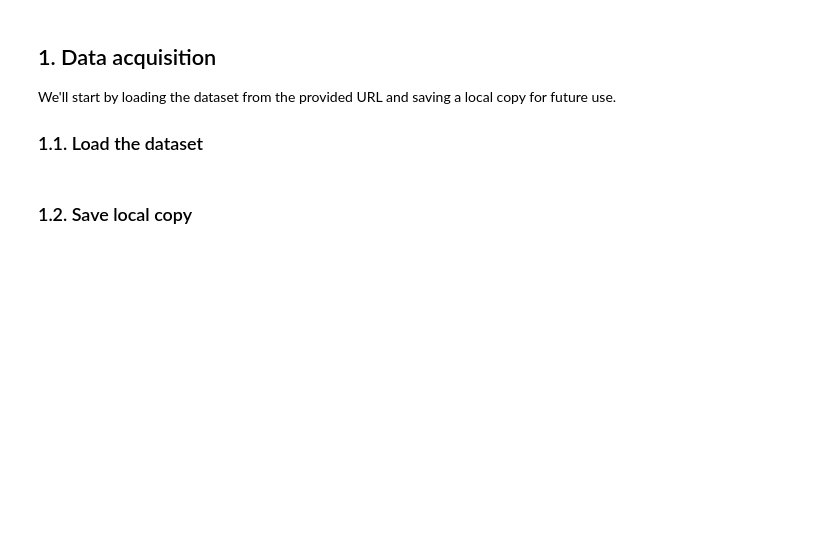
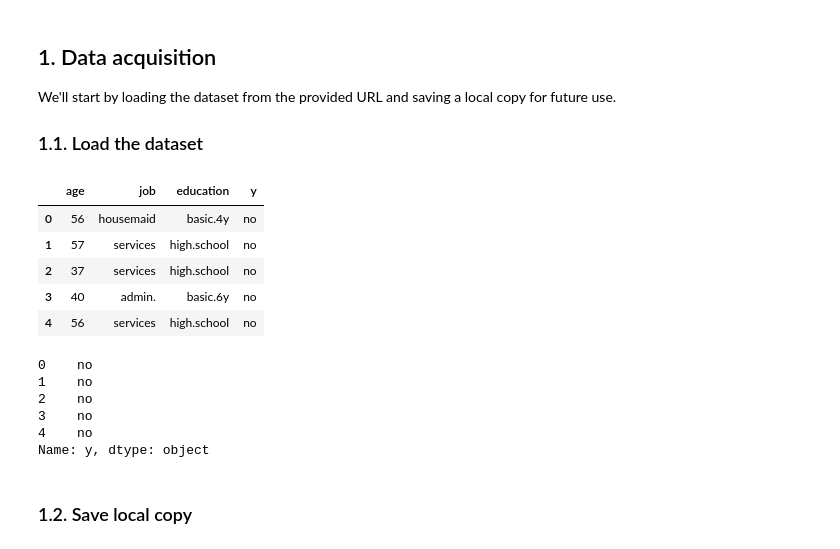
Before and after one commit to 4GeeksAcademy/gperdrizet-logistic-regression-project, a Jupyter notebook: notebooks/solution.ipynb, the cells around one changed output. Drawn from its saved outputs; the diff is of its cells as text; code cells hidden in the pictures; blank space fills up the shorter version.

```diff
--- a/notebooks/solution.ipynb
+++ b/notebooks/solution.ipynb
@@ -28,6 +29,24 @@ We'll start by loading the dataset from the provided URL and saving a local copy
 # Load the dataset from the provided URL
 data_url = 'https://raw.githubusercontent.com/4GeeksAcademy/logistic-regression-project-tutorial/main/bank-marketing-campaign-data.csv'
 data_df = pd.read_csv(data_url, sep=';')
+# %%
+data_df[['age', 'job', 'education', 'y']].head(5)
+# %% [output]
+|  | age | job | education | y |
+| 0 | 56 | housemaid | basic.4y | no |
+| 1 | 57 | services | high.school | no |
+| 2 | 37 | services | high.school | no |
+| 3 | 40 | admin. | basic.6y | no |
+| 4 | 56 | services | high.school | no |
+# %%
+data_df['y'].head()
+# %% [output]
+0    no
+1    no
+2    no
+3    no
+4    no
+Name: y, dtype: object
 # %% [markdown]
 ### 1.2. Save local copy
 # %%
```
Also changed, not shown: parts of 10 cells of this notebook, 4 other files.
